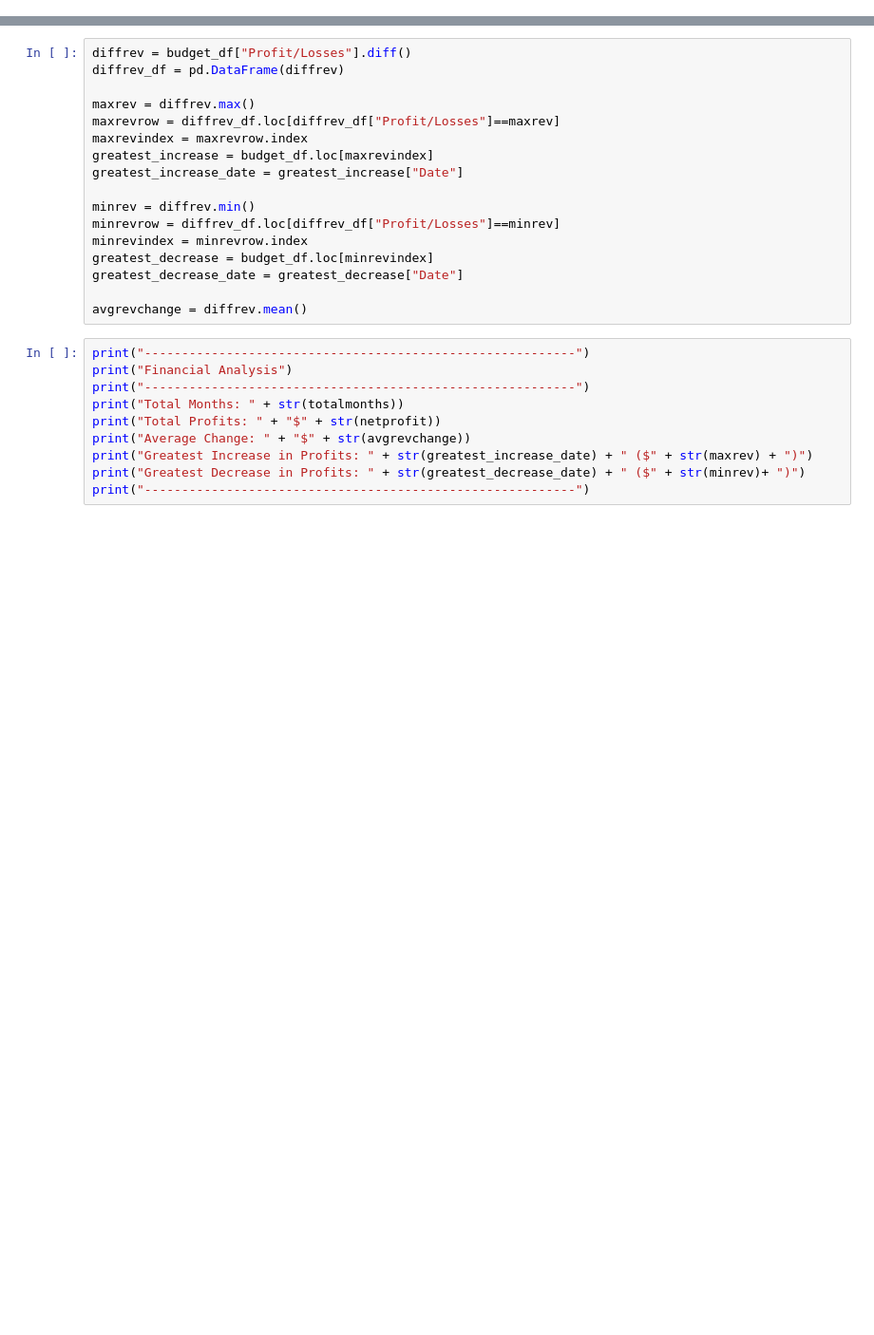
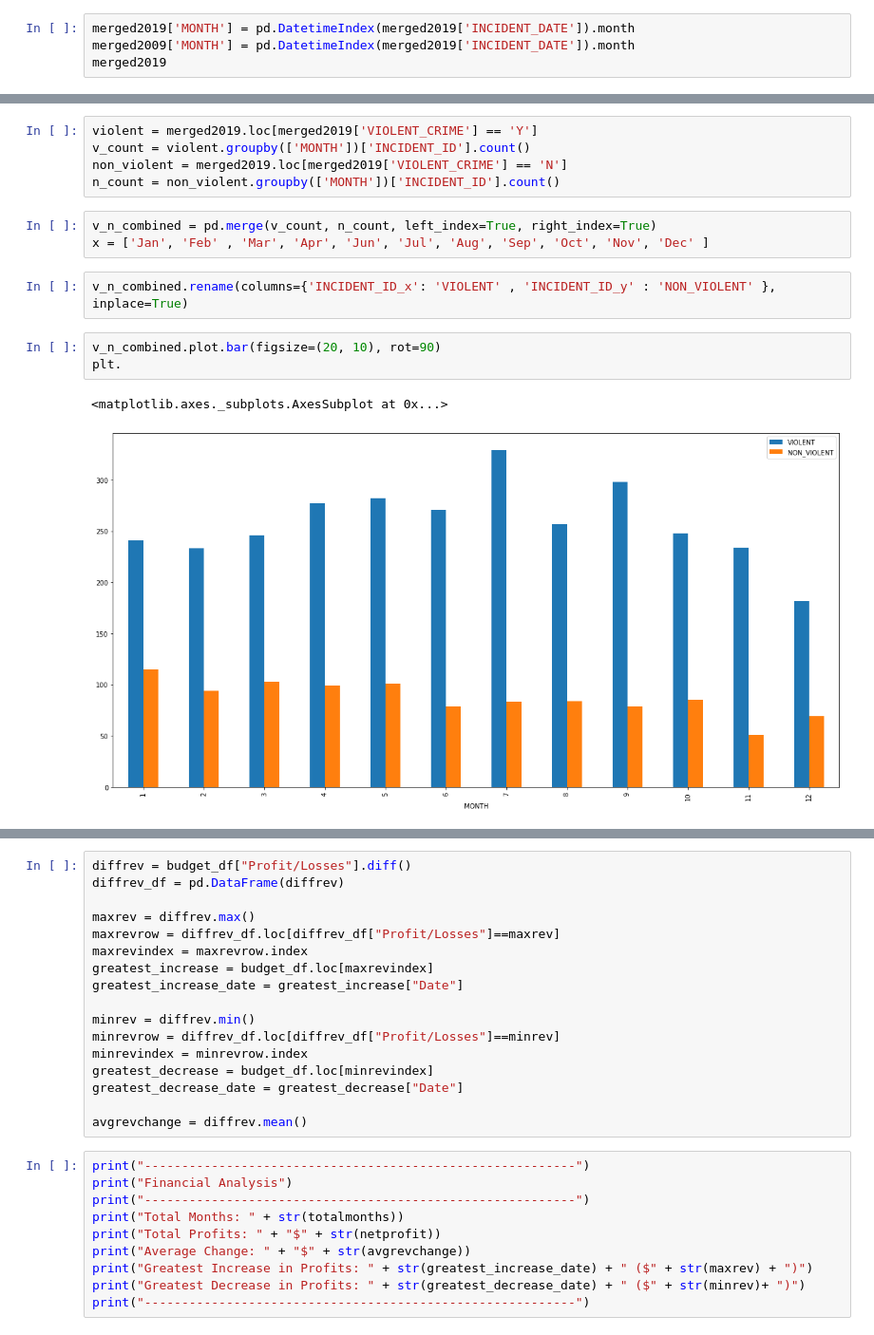
Before and after one commit to Jorgehdzdata/Project1_group3, a Jupyter notebook: Jorge.ipynb, the cells around one changed output, grey strips where cells are left out. Shown at 95% size. Drawn from its saved outputs; the diff is of its cells as text; blank space fills up the shorter version.

```diff
--- a/Jorge.ipynb
+++ b/Jorge.ipynb
@@ -38,0 +53,4 @@ winter.head(100)
+# %%
+merged2019['MONTH'] = pd.DatetimeIndex(merged2019['INCIDENT_DATE']).month
+merged2009['MONTH'] = pd.DatetimeIndex(merged2019['INCIDENT_DATE']).month
+merged2019
@@ -38,0 +71,16 @@ winter.head(100)
+# %%
+violent = merged2019.loc[merged2019['VIOLENT_CRIME'] == 'Y']
+v_count = violent.groupby(['MONTH'])['INCIDENT_ID'].count()
+non_violent = merged2019.loc[merged2019['VIOLENT_CRIME'] == 'N']
+n_count = non_violent.groupby(['MONTH'])['INCIDENT_ID'].count()
+# %%
+v_n_combined = pd.merge(v_count, n_count, left_index=True, right_index=True)
+x = ['Jan', 'Feb' , 'Mar', 'Apr', 'Jun', 'Jul', 'Aug', 'Sep', 'Oct', 'Nov', 'Dec' ]
+# %%
+v_n_combined.rename(columns={'INCIDENT_ID_x': 'VIOLENT' , 'INCIDENT_ID_y' : 'NON_VIOLENT' }, inplace=True)
+# %%
+v_n_combined.plot.bar(figsize=(20, 10), rot=90)
+plt.
+# %% [output]
+<matplotlib.axes._subplots.AxesSubplot at 0x...>
+[figure, added]
```
Also changed, not shown: parts of 16 cells of this notebook, 2 other files.
